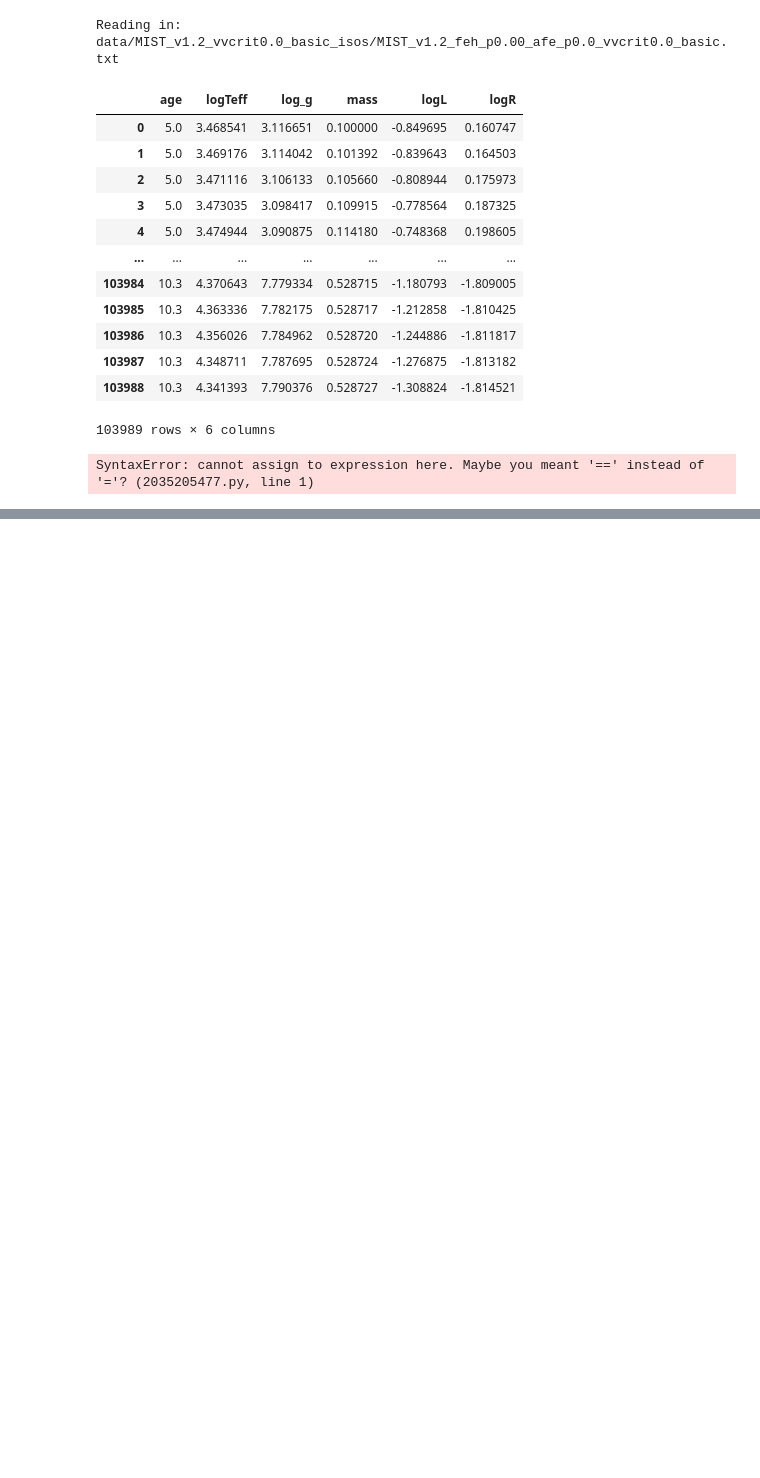
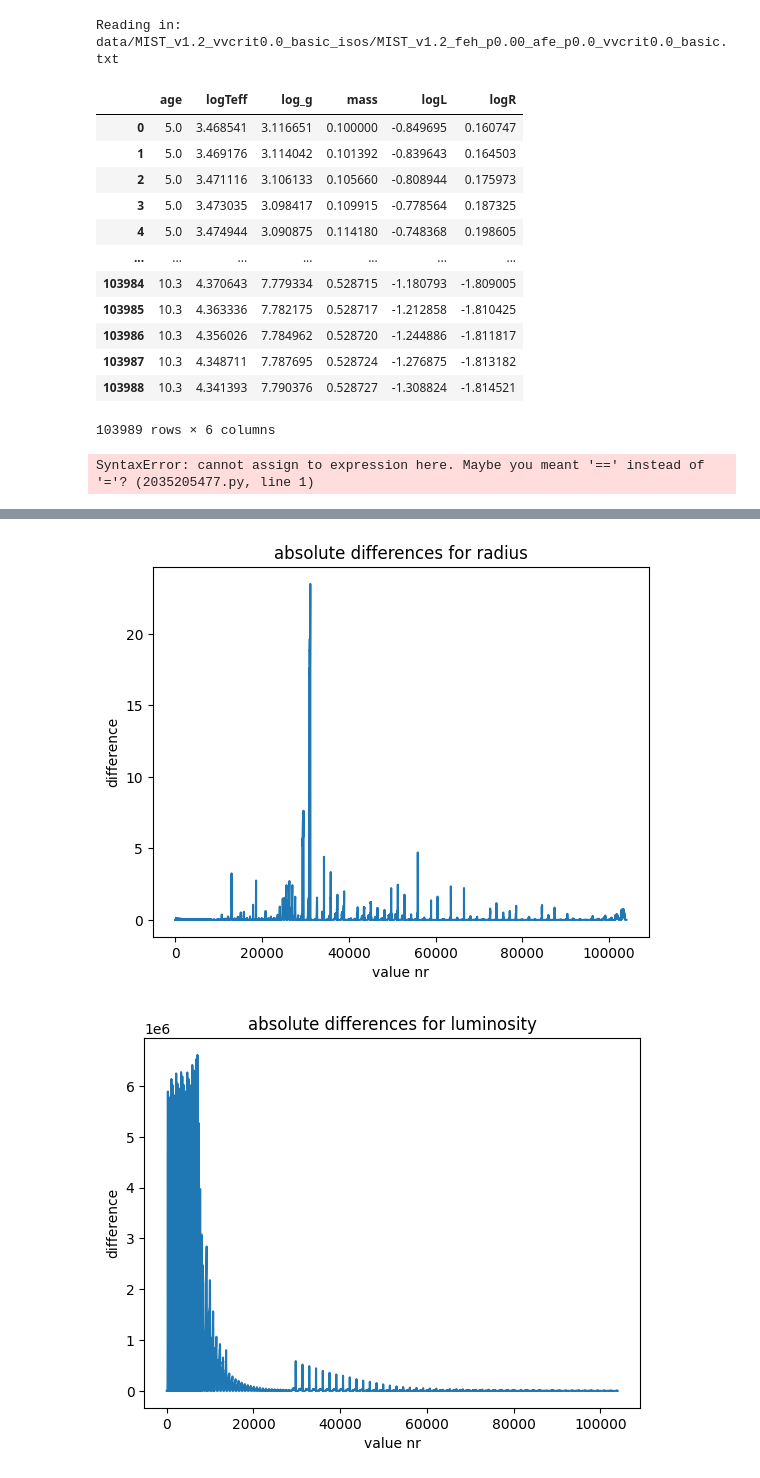
Before and after one commit to anpirott/thesis, a Jupyter notebook: check_L_R.ipynb, the cells around one changed output, grey strips where cells are left out. Saved outputs shown, nothing was run; the diff lists cells and outputs as text; code cells hidden in the pictures; blank space fills up the shorter version.

```diff
--- a/check_L_R.ipynb
+++ b/check_L_R.ipynb
@@ -126,0 +152,22 @@ luminosity :  0
+# %%
+x = []
+x2 = []
+
+for res in result:
+    x.append(res[0])
+    x2.append(res[1])
+
+plt.title("absolute differences for radius")
+plt.xlabel("value nr")
+plt.ylabel("difference")
+plt.plot(x)
+plt.show()
+
+plt.title("absolute differences for luminosity")
+plt.xlabel("value nr")
+plt.ylabel("difference")
+plt.plot(x2)
+plt.show()
+# %% [output]
+[figure, added]
+[figure, added]
```
Also changed, not shown: parts of 5 cells of this notebook, 1 other file.
